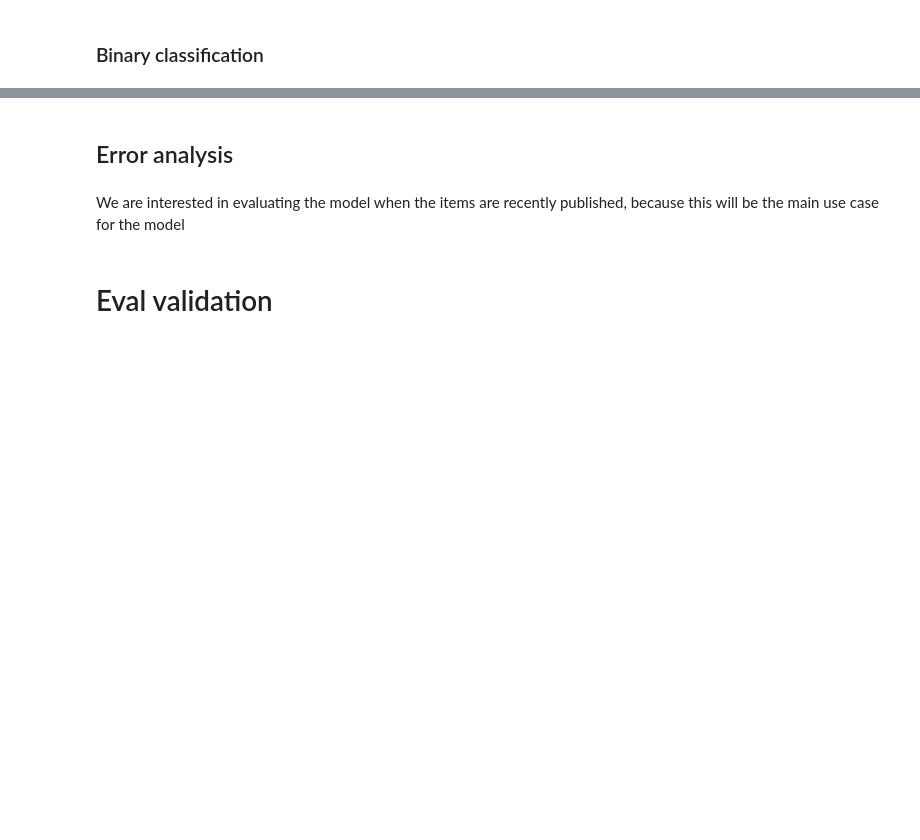
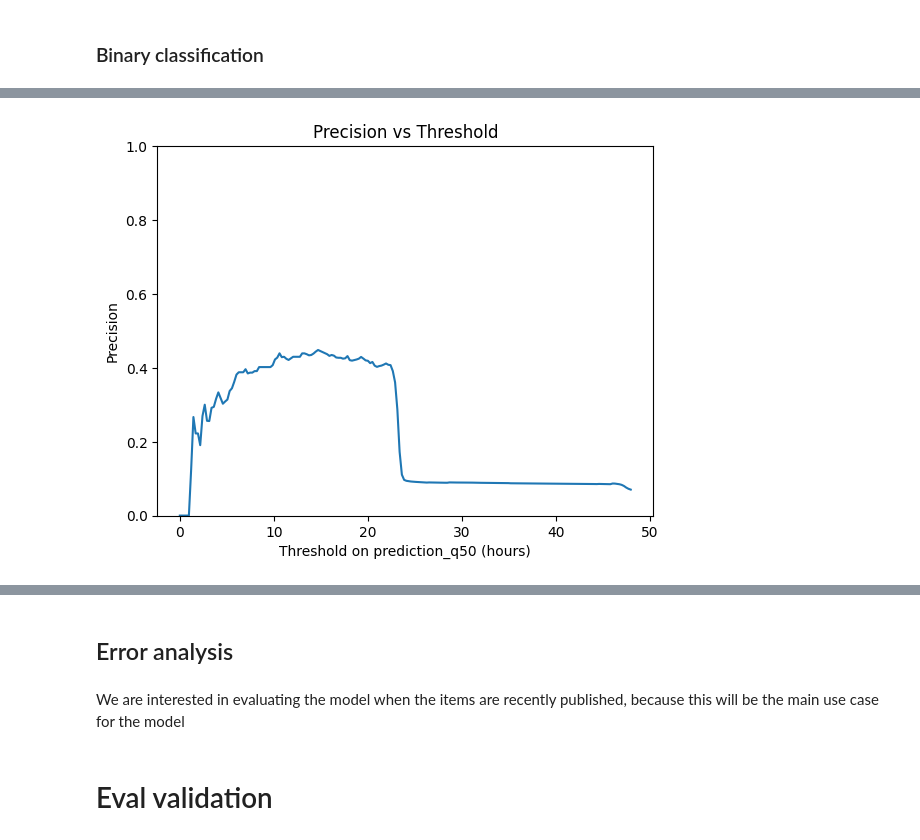
Before and after one commit to AngelUrq/auction_classic, a Jupyter notebook: notebooks/transformer_evaluation.ipynb, the cells around one changed output, grey strips where cells are left out. Cells and saved outputs as stored; diff of their text form; code cells hidden in the pictures; blank space fills up the shorter version.

```diff
--- a/notebooks/transformer_evaluation.ipynb
+++ b/notebooks/transformer_evaluation.ipynb
@@ -79,12 +92,14 @@ print('Pre-trained Transformer model loaded successfully.')
 from src.models.inference import predict_dataframe
 
 model = model.to('cuda')
-df_auctions = predict_dataframe(model, df_auctions, prediction_time, feature_stats, max_hours_back=max_hours_back)
+df_auctions = predict_dataframe(model, df_auctions, prediction_time, feature_stats, max_hours_back=max_hours_back, max_sequence_length=55000)
 
 df_predictions = df_auctions[df_auctions['time_offset'] == 0]
+print(f"Number of rows with nan prediction_q50: {df_predictions['prediction_q50'].isna().sum()}")
+df_predictions = df_predictions[df_predictions['prediction_q50'].notna()]
 
 print("Mean hours on sale:", df_predictions['hours_on_sale'].mean())
 print("Mean prediction:", df_predictions['prediction_q50'].mean())
 
 mae = mean_absolute_error(df_predictions['hours_on_sale'], df_predictions['prediction_q50'])
-print(f"Mean absolute error: {mae}")
+print(f"Mean absolute error: {mae}") # 3.14 -> 24 hours
@@ -106,8 +143,12 @@ df_auctions_filtered['coverage'].mean()
 # %%
 from sklearn.metrics import precision_score, recall_score, f1_score, accuracy_score, confusion_matrix, ConfusionMatrixDisplay
 
-df_auctions_filtered['sold_gt'] = df_auctions_filtered['hours_on_sale'] <= 6
-df_auctions_filtered['sold_pred'] = df_auctions_filtered['prediction_q50'] <= 6.0
+df_auctions_filtered = df_predictions[df_predictions['current_hours'] == 0]
+df_auctions_filtered = df_auctions_filtered[df_auctions_filtered['time_left'] == 48.0]
+
+df_auctions_filtered['sold_gt'] = df_auctions_filtered['hours_on_sale'] <= 12
+
+df_auctions_filtered['sold_pred'] = (df_auctions_filtered['prediction_q50'] <= 12.0) & (df_auctions_filtered['prediction_q90'] <= 20.0)
 
 num_positive = df_auctions_filtered['sold_gt'].sum()
 num_negative = len(df_auctions_filtered) - num_positive
@@ -115,6 +156,8 @@ num_negative = len(df_auctions_filtered) - num_positive
 print(f"Total samples: {len(df_auctions_filtered)}")
 print(f"Positive (sold ≤ hours): {num_positive}")
 print(f"Negative (not sold > hours): {num_negative}")
+print(f"Predicted positive: {df_auctions_filtered['sold_pred'].sum()}")
+print(f"Predicted negative: {len(df_auctions_filtered) - df_auctions_filtered['sold_pred'].sum()}")
 print(f"Class balance: {num_positive / len(df_auctions_filtered):.2%} positives")
 
 accuracy = accuracy_score(df_auctions_filtered['sold_gt'], df_auctions_filtered['sold_pred'])
@@ -123,6 +166,6 @@ recall = recall_score(df_auctions_filtered['sold_gt'], df_auctions_filtered['sol
 f1 = f1_score(df_auctions_filtered['sold_gt'], df_auctions_filtered['sold_pred'])
 
 print(f"Accuracy: {accuracy}")
-print(f"Precision: {precision}")
-print(f"Recall: {recall}")
+print(f"Precision: {precision} (when it claims it will sell, it is right in {precision:.2%} of the cases)")
+print(f"Recall: {recall} (of the ones that will sell, it catches {recall:.2%} of them)")
 print(f"F1 score: {f1}")
@@ -129,3 +183,34 @@ print(f"F1 score: {f1}")
+# %%
+import numpy as np
+import matplotlib.pyplot as plt
+from sklearn.metrics import precision_score
+
+y_true = df_auctions_filtered['sold_gt'].astype(int)
+y_score = df_auctions_filtered['prediction_q50']
+
+# Sweep thresholds from 0 to 48 hours
+thresholds = np.linspace(0, 48, 200)
+
+precisions = []
+
+for t in thresholds:
+    y_pred = (y_score <= t)
+
+    # Avoid undefined precision (no positive predictions)
+    if y_pred.sum() == 0:
+        precisions.append(np.nan)
+    else:
+        precisions.append(precision_score(y_true, y_pred))
+
+plt.figure()
+plt.plot(thresholds, precisions)
+plt.xlabel("Threshold on prediction_q50 (hours)")
+plt.ylabel("Precision")
+plt.title("Precision vs Threshold")
+plt.ylim(0, 1)
+plt.show()
+# %% [output]
+[figure, added]
 # %%
 cm = confusion_matrix(df_auctions_filtered['sold_gt'], df_auctions_filtered['sold_pred'])
 
```
Also changed, not shown: parts of 10 cells of this notebook, 5 other files.
